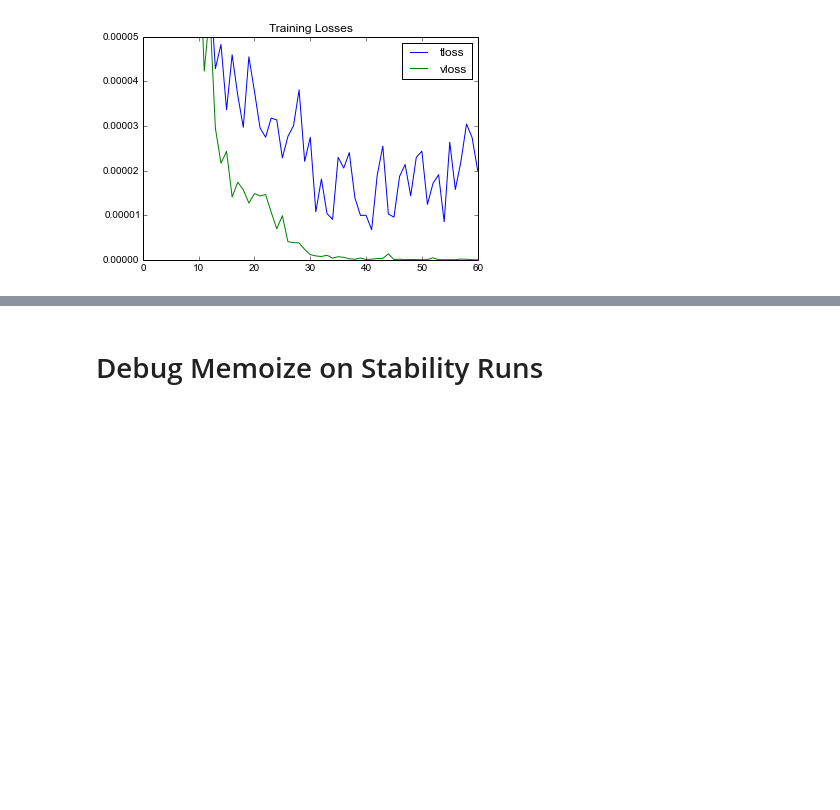
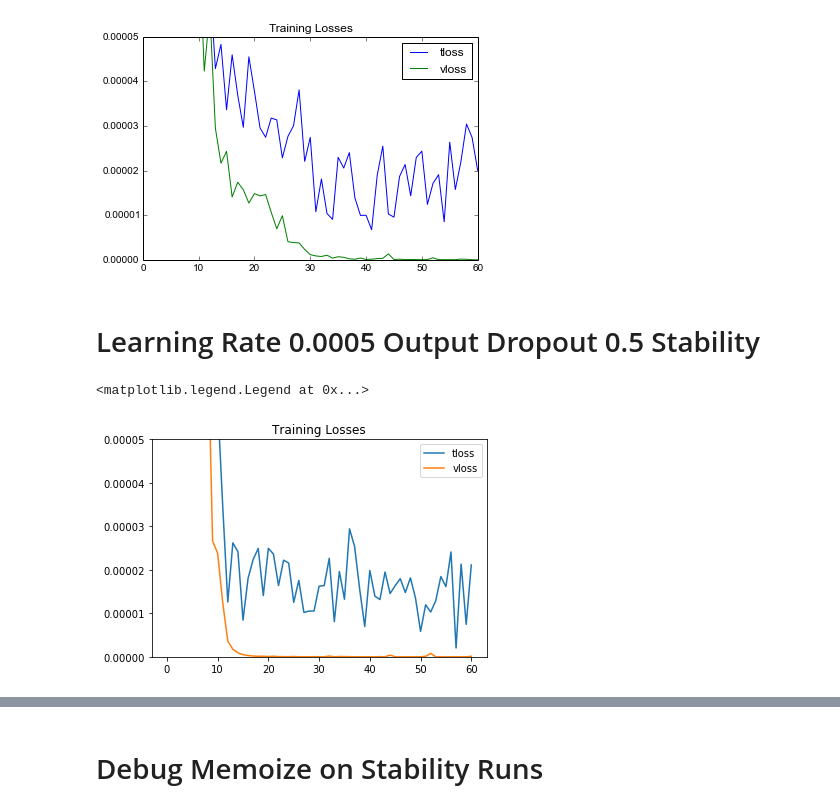
Before and after one commit to lisa-1010/smart-tutor, a Jupyter notebook: code/student2aw4l5.ipynb, the cells around one changed output, grey strips where cells are left out. Drawn from its saved outputs; the diff is of its cells as text; code cells hidden in the pictures; blank space fills up the shorter version.

Commit message:
started trying out outputdropout experiments

```diff
--- a/code/student2aw4l5.ipynb
+++ b/code/student2aw4l5.ipynb
@@ -114,3 +111,26 @@ legend()
 # %% [output]
 <matplotlib.legend.Legend at 0x...>
 [figure]
+# %% [markdown]
+# Learning Rate 0.0005 Output Dropout 0.5 Stability
+# %%
+data11 = np.load('experiments/test2_modelgrusimple_mid-dropout10-outputdropout0.50-shuffle1-data-test2a-w4-n100000-l5-random.pickle/stats-runA.npz')
+
+tloss = data11['tloss']
+tloss_mean = np.mean(tloss,axis=0)
+tloss_std = np.std(tloss,axis=0)/tloss.shape[0]
+
+vloss = data11['vloss']
+vloss_mean = np.mean(vloss,axis=0)
+vloss_std = np.std(vloss,axis=0)/vloss.shape[0]
+
+figure()
+title('Training Losses')
+plot(tloss_mean,label='tloss')
+plot(vloss_mean,label='vloss')
+ylim(0,0.00005)
+legend()
+# looks like 25 is fine
+# %% [output]
+<matplotlib.legend.Legend at 0x...>
+[figure, added]
```
Also changed, not shown: parts of 3 cells of this notebook, 2 other files.
